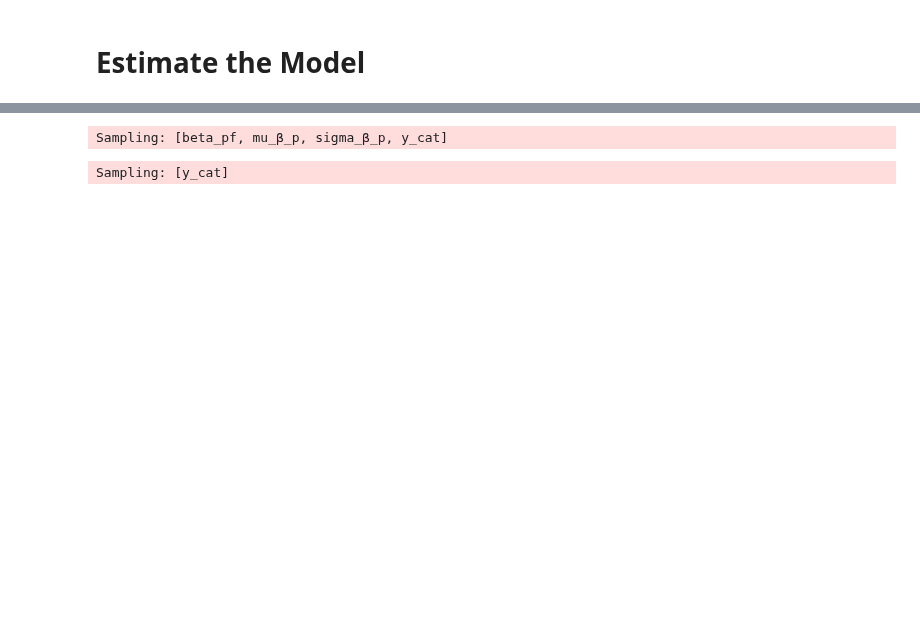
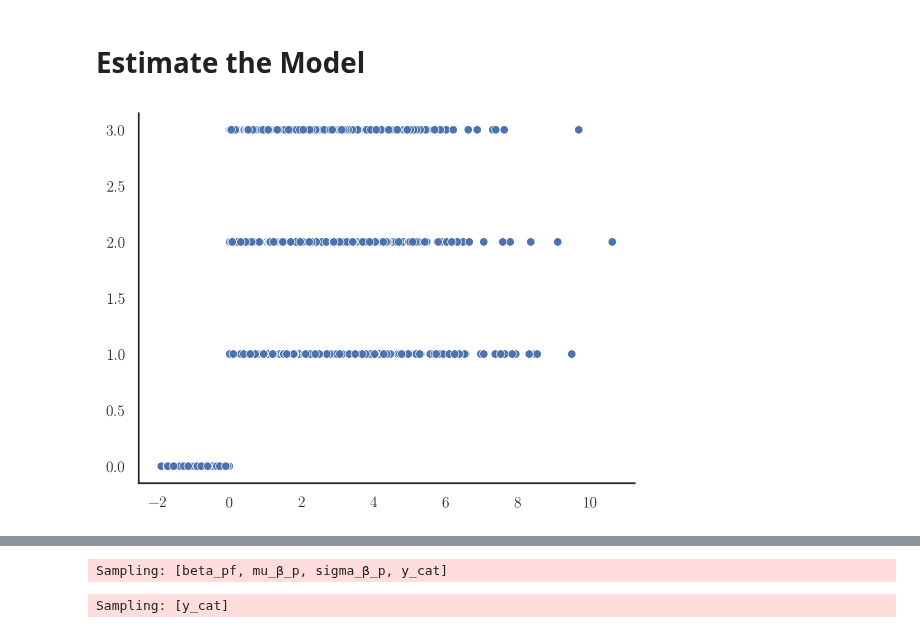
Before and after one commit to dyavorsky/likert_dualresponse, a Jupyter notebook: notebooks/likert_dualresponse.ipynb, the cells around one changed output, grey strips where cells are left out. Saved outputs shown, nothing was run; the diff lists cells and outputs as text; code cells hidden in the pictures; blank space fills up the shorter version.

```diff
--- a/notebooks/likert_dualresponse.ipynb
+++ b/notebooks/likert_dualresponse.ipynb
@@ -184,6 +163,14 @@ coords = {
     "p_factors": [f"pf_{i}" for i in range(K)],
     "obs": range(N),
 }
+# %%
+sns.scatterplot(
+    x = np.max(df["latent_utilities"], axis=1),
+    y = observed_good
+)
+plt.show()
+# %% [output]
+[figure, added]
 # %%
 with pm.Model(coords=coords) as model_1:
 
```
Also changed, not shown: parts of 12 cells of this notebook.
